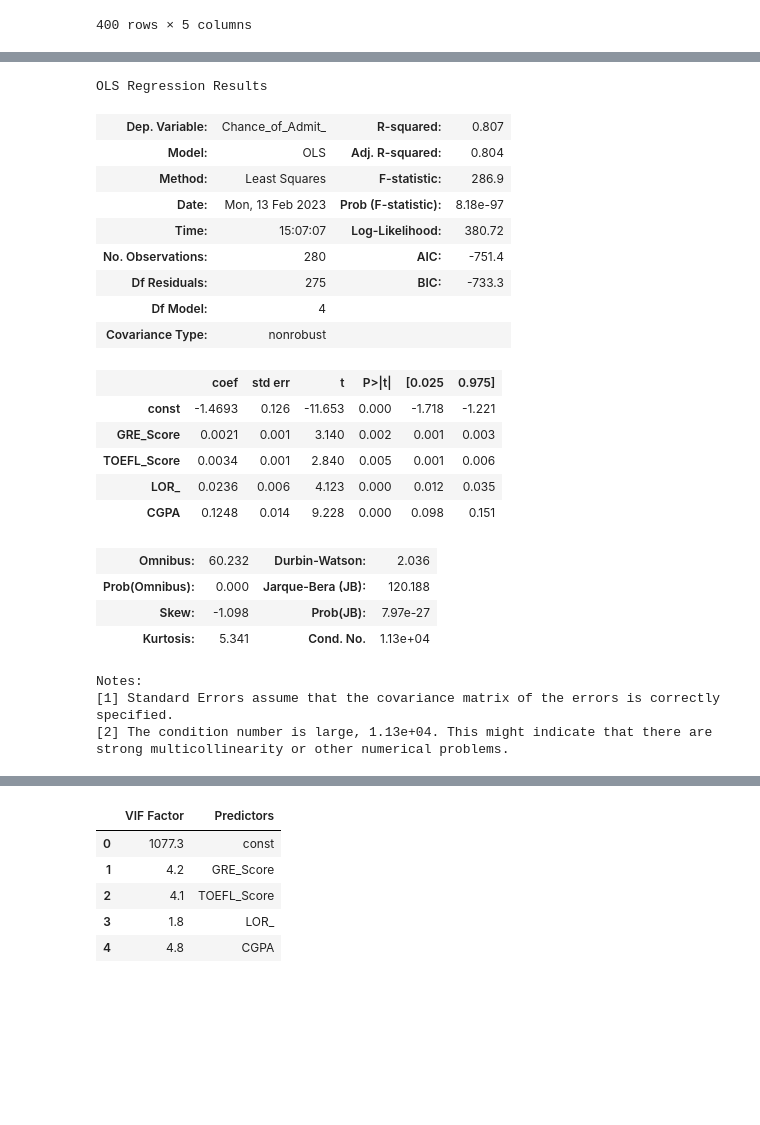
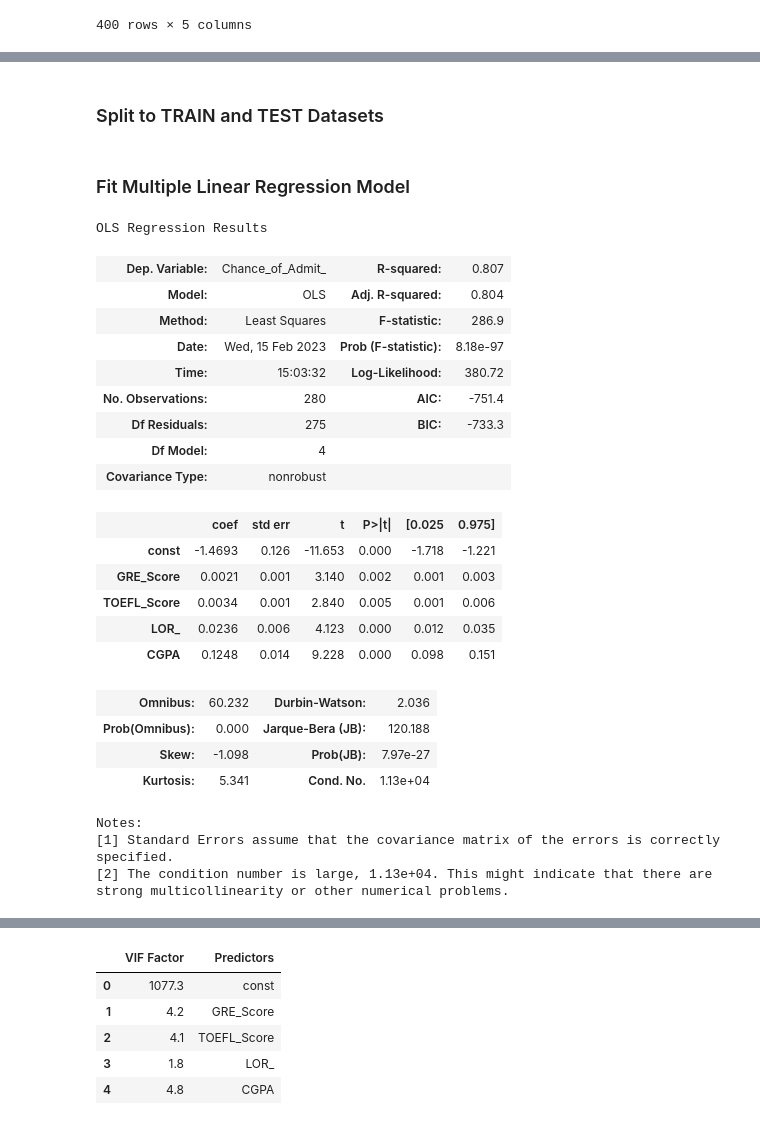
Before and after one commit to MaricrisResma/Python-Sudoku-Game, a Jupyter notebook: MidTerm/Dev/multiple lr - admissions.ipynb, the cells around one changed output, grey strips where cells are left out. Saved outputs shown, nothing was run; the diff lists cells and outputs as text; code cells hidden in the pictures; blank space fills up the shorter version.

```diff
--- a/MidTerm/Dev/multiple lr - admissions.ipynb
+++ b/MidTerm/Dev/multiple lr - admissions.ipynb
@@ -56,3 +296,7 @@ x_values
 | 398 | 1.0 | 312 | 103 | 4.0 | 8.78 |
 | 399 | 1.0 | 333 | 117 | 4.0 | 9.66 |
 400 rows × 5 columns
+# %%
+# Get the values of y (dependent variable)
+y_values = model_data[y_var]
+y_values
@@ -58,0 +316,4 @@ x_values
+# %%
+# Get the values of x (independent variables)
+x_values = model_data[x_vars]
+x_values
@@ -58,0 +334,4 @@ x_values
+# %%
+# Add constant to independent/predictor variables
+x_values = sm.add_constant(x_values)
+x_values
@@ -58,0 +352,2 @@ x_values
+# %% [markdown]
+### Split to TRAIN and TEST Datasets
@@ -59,25 +357,25 @@ x_values
+# %% [markdown]
+### Fit Multiple Linear Regression Model
 # %%
-# Split the data into training (70%) and testing (30%) datasets
-x_train, x_test, y_train, y_test = train_test_split(x_values,y_values,test_size=0.3,random_state=1234)
 
-# Fit regression model
 model = sm.OLS(y_train, x_train).fit()
 
 # Predict the values of y in both the training and testing datasets
 y_pred_train = model.predict(x_train)
 y_pred_test = model.predict(x_test)
 
 # Get the value of m (slope of regression line) in y = mx + b
 m_value = model.params.loc[x_vars]
 
-model.summary()
+MODEL_SUMMARY = model.summary()
+MODEL_SUMMARY
 # %% [output]
 OLS Regression Results
 | Dep. Variable: | Chance_of_Admit_ | R-squared: | 0.807 |
 | Model: | OLS | Adj. R-squared: | 0.804 |
 | Method: | Least Squares | F-statistic: | 286.9 |
-| Date: | Mon, 13 Feb 2023 | Prob (F-statistic): | 8.18e-97 |
-| Time: | 15:07:07 | Log-Likelihood: | 380.72 |
+| Date: | Wed, 15 Feb 2023 | Prob (F-statistic): | 8.18e-97 |
+| Time: | 15:03:32 | Log-Likelihood: | 380.72 |
 | No. Observations: | 280 | AIC: | -751.4 |
 | Df Residuals: | 275 | BIC: | -733.3 |
 | Df Model: | 4 |  |  |
```
Also changed, not shown: parts of 49 cells of this notebook.
